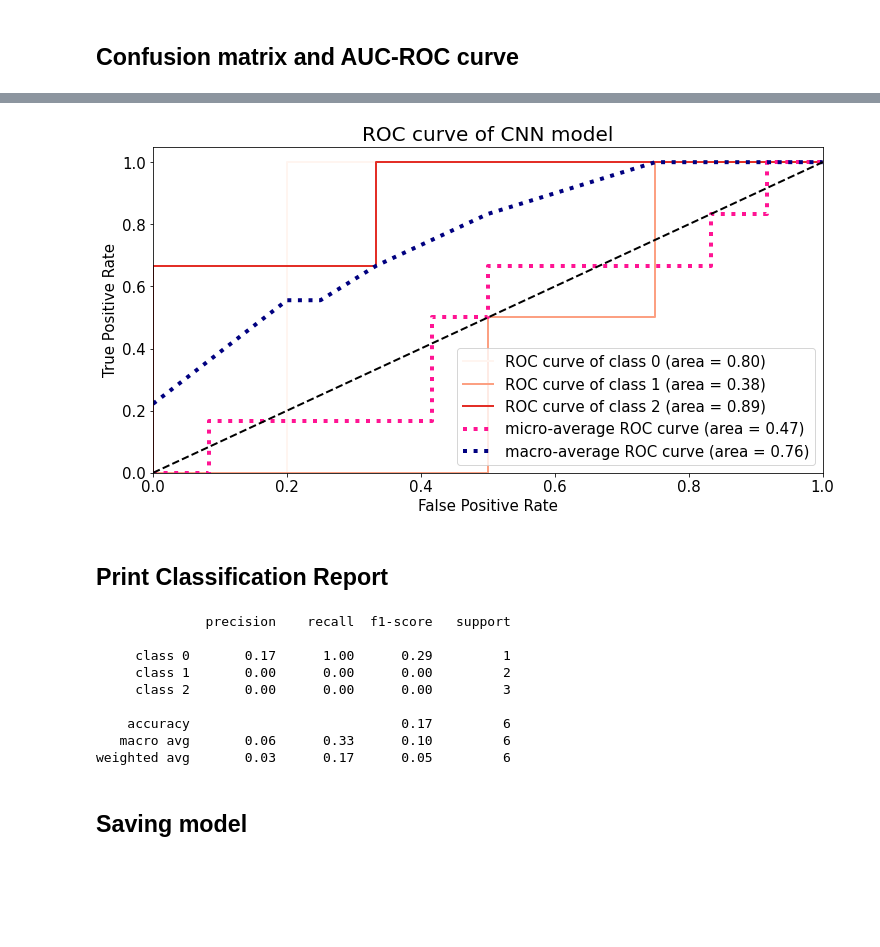
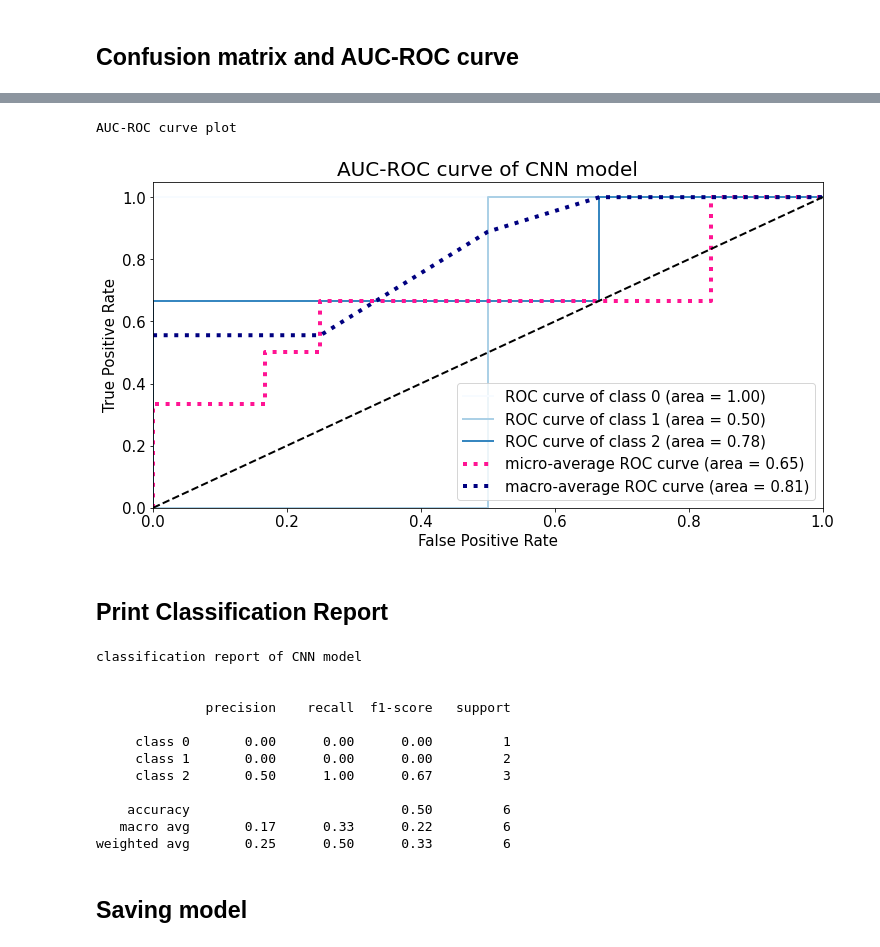
Before and after one commit to navavatpi/researchPhd, a Jupyter notebook: 2_dataModelingCNNModel.ipynb, the cells around one changed output, grey strips where cells are left out. Drawn from its saved outputs; the diff is of its cells as text; code cells hidden in the pictures; blank space fills up the shorter version.

```diff
--- a/2_dataModelingCNNModel.ipynb
+++ b/2_dataModelingCNNModel.ipynb
@@ -77,0 +72,6 @@ Drive already mounted at /content/drive; to attempt to forcibly remount, call dr
+# %%
+# define model name
+modelName = 'CNN'
+
+print(modelName, 'modeling is initializing')
+print('\n')
@@ -363,7 +409,10 @@ def plotConfusionMatrix(y_test=y_test, y_pred=y_pred, title='Confusion Matrix of
   # save figure
   plt.savefig(defaultdir + '/processed_data/' + title + '.png')
 # %%
+print('confusion matrix plot')
+print('\n')
+
 # perform plot confusion matrix function
-title = 'Confusion Matrix of CNN model'
-plot = plotConfusionMatrix(y_test=y_test, y_pred=y_pred, title=title)
+title = 'Confusion Matrix of {} model'.format(modelName)
+plot = plotConfusionMatrix(y_test=y_test, y_pred=y_pred, cmap=plt.cm.Blues, title=title)
 # %% [output]
@@ -371,6 +421,6 @@ plot = plotConfusionMatrix(y_test=y_test, y_pred=y_pred, title=title)
 # %%
 # def plot ROC curve function
-def plotROC(y_test=y_test, y_pred=y_pred, title='ROC curve of CNN model'):
+def plotROC(y_test=y_test, y_pred=y_pred, cmap=plt.cm.Reds, title='ROC curve of {} model'.format(modelName)):
 
   # set font sizes
   SMALL_SIZE = 12
@@ -383,7 +433,7 @@ def plotROC(y_test=y_test, y_pred=y_pred, title='ROC curve of CNN model'):
                                       plot_micro=True,
                                       plot_macro=True,
                                       figsize=(12,6),
-                                      cmap=plt.cm.Reds,
+                                      cmap=cmap,
                                       title_fontsize= BIGGER_SIZE,
                                       text_fontsize= MEDIUM_SIZE
                          )
@@ -391,11 +441,15 @@ def plotROC(y_test=y_test, y_pred=y_pred, title='ROC curve of CNN model'):
   # save figure
   plt.savefig(defaultdir + '/processed_data/' + title + '.png')
 # %%
-# perform plot ROC curve function
-title = 'ROC curve of CNN model'
-plot = plotROC(y_test=y_test, y_pred=y_pred, title=title)
+print('AUC-ROC curve plot')
+print('\n')
+
+# perform plot AUC-ROC curve function
+title = 'AUC-ROC curve of {} model'.format(modelName)
+plot = plotROC(y_test=y_test, y_pred=y_pred, cmap=plt.cm.Blues, title=title)
 # %% [output]
+AUC-ROC curve plot
-[figure, old version]
+[figure, new version]
 # %% [markdown]
 ## Print Classification Report
 # %%
@@ -403,19 +457,26 @@ plot = plotROC(y_test=y_test, y_pred=y_pred, title=title)
 num_classes = 3
 class_list = ['class '+ str(y_class) for y_class in range(num_classes)]
 
+print('classification report of {} model'.format(modelName))
+print('\n')
 print(classification_report(np.argmax(y_test,axis=1),
                             np.argmax(y_pred,axis=1),
                             target_names= class_list))
+
+print('\n')
 # %% [output]
+classification report of CNN model
+
+
               precision    recall  f1-score   support
 
-     class 0       0.17      1.00      0.29         1
+     class 0       0.00      0.00      0.00         1
      class 1       0.00      0.00      0.00         2
-     class 2       0.00      0.00      0.00         3
+     class 2       0.50      1.00      0.67         3
 
-    accuracy                           0.17         6
-   macro avg       0.06      0.33      0.10         6
-weighted avg       0.03      0.17      0.05         6
+    accuracy                           0.50         6
+   macro avg       0.17      0.33      0.22         6
+weighted avg       0.25      0.50      0.33         6
 # %% [markdown]
 ## Saving model
 # %%
```
Also changed, not shown: parts of 21 cells of this notebook.
